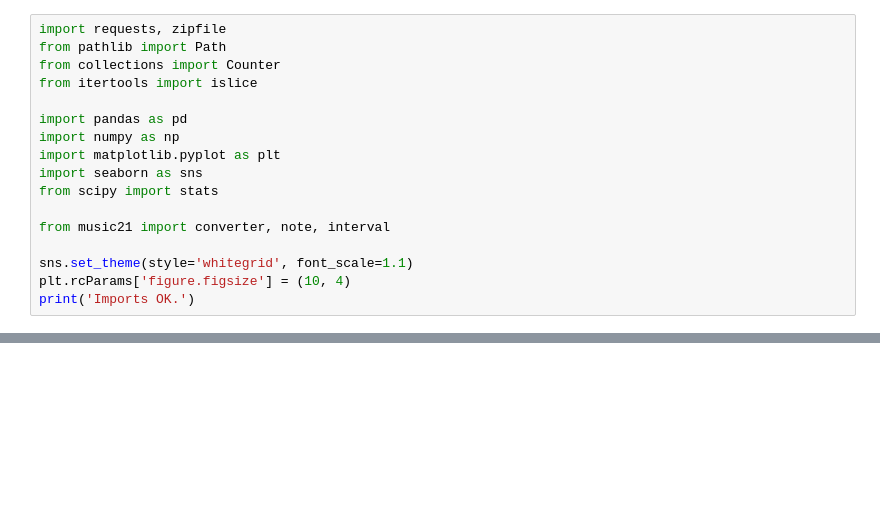
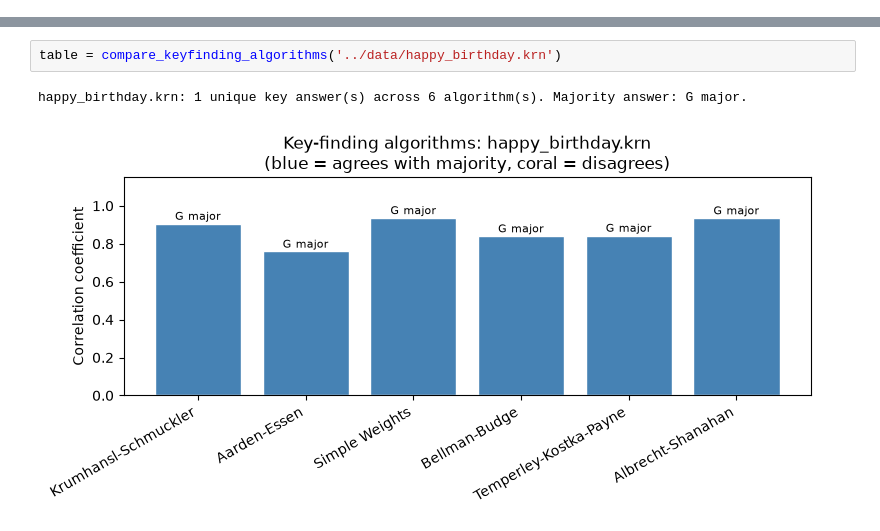
Before and after one commit to shanahdt/huji_summer_class_2026, a Jupyter notebook: notebooks/day3_pitch_mode.ipynb, the cells around one changed output, grey strips where cells are left out. Cells and saved outputs as stored; diff of their text form; blank space fills up the shorter version.

```diff
--- a/notebooks/day3_pitch_mode.ipynb
+++ b/notebooks/day3_pitch_mode.ipynb
@@ -19,17 +0,0 @@ Questions open in a new tab — come back here when you're done.
-# %%
-import requests, zipfile
-from pathlib import Path
-from collections import Counter
-from itertools import islice
-
-import pandas as pd
-import numpy as np
-import matplotlib.pyplot as plt
-import seaborn as sns
-from scipy import stats
-
-from music21 import converter, note, interval
-
-sns.set_theme(style='whitegrid', font_scale=1.1)
-plt.rcParams['figure.figsize'] = (10, 4)
-print('Imports OK.')
@@ -182,0 +138,5 @@ print('Largest divergences:', diffs[:3])
+# %%
+table = compare_keyfinding_algorithms('../data/happy_birthday.krn')
+# %% [output]
+happy_birthday.krn: 1 unique key answer(s) across 6 algorithm(s). Majority answer: G major.
+[figure, added]
```
Also changed, not shown: parts of 61 cells of this notebook, 9 other files.
